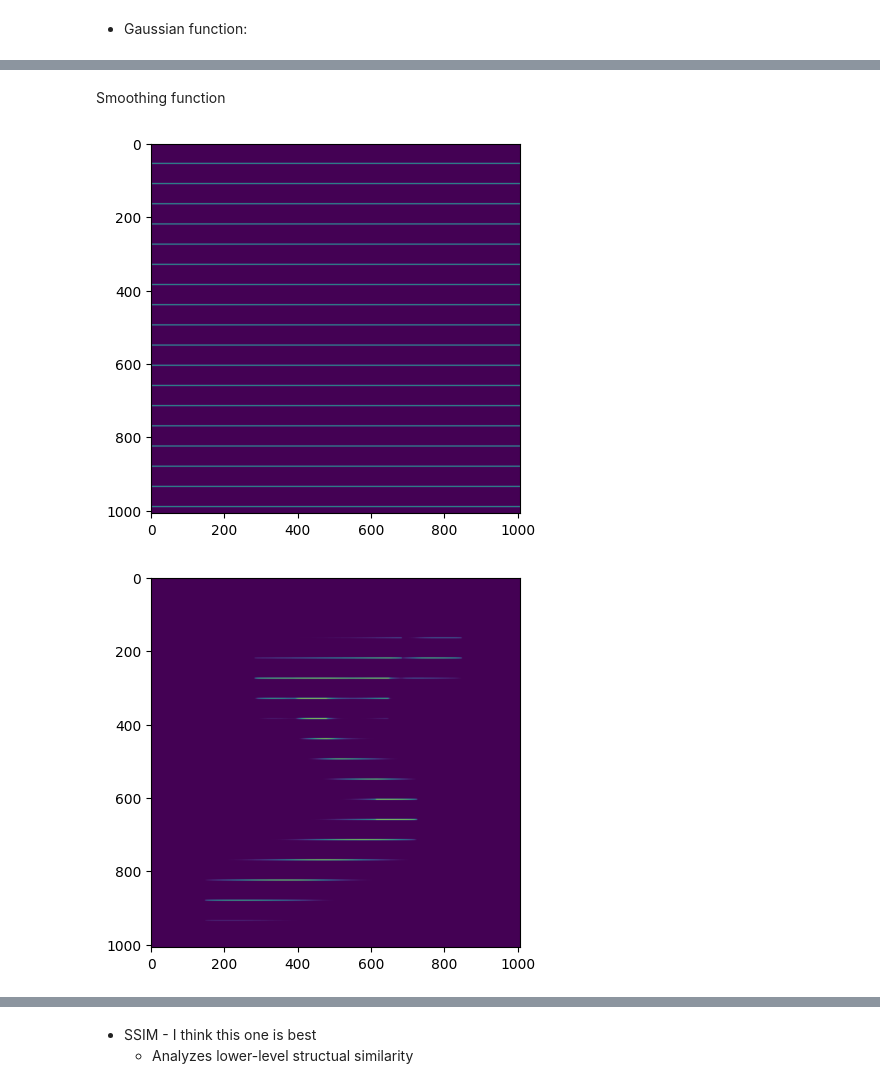
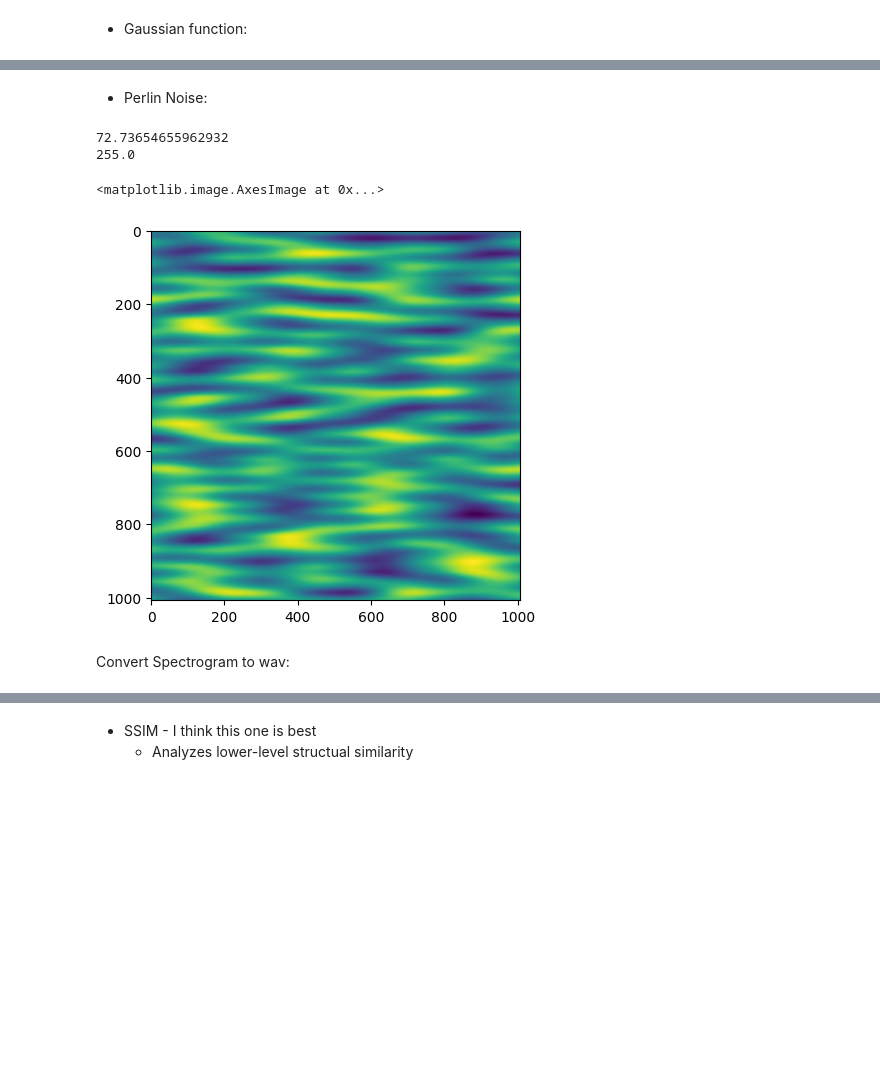
Before and after one commit to takakhoo/UNet-MNIST-to-Spectrogram, a Jupyter notebook: 1.ipynb, the cells around one changed output, grey strips where cells are left out. Cells and saved outputs as stored; diff of their text form; code cells hidden in the pictures; blank space fills up the shorter version.

```diff
--- a/1.ipynb
+++ b/1.ipynb
@@ -246,2 +180,0 @@ plt.show()
-# %% [markdown]
-Smoothing function
@@ -252,23 +181,35 @@ def smooth(image, sigma):
-# %%
-smooth_ = 0
-
-#for 4
-smoothed = smooth(secondgaussian1, smooth_)
-#Normalize
-smoothed = (smoothed  - smoothed.min()) / (smoothed.max() - smoothed.min()) * 255
-plt.imshow(smoothed)
-plt.show()
-im = Image.fromarray(smoothed).convert('RGB')
-im.save("thenumber4-upscaled-blurred-harmonics-smeared-smoothed.png")
-
-#for 5
-smoothed = smooth(secondgaussian2, smooth_)
-#Normalize
-smoothed = (smoothed  - smoothed.min()) / (smoothed.max() - smoothed.min()) * 255
-plt.imshow(smoothed)
-plt.show()
-im = Image.fromarray(smoothed).convert('RGB')
-im.save("thenumber5-upscaled-blurred-harmonics-smeared-smoothed.png")
-# %% [output]
-[figure, removed]
-[figure, removed]
+# %% [markdown]
+* Perlin Noise:
+# %%
+import matplotlib.pyplot as plt
+import numpy as np
+from perlin_numpy import (
+    generate_perlin_noise_2d, generate_fractal_noise_2d
+)
+
+np.random.seed(0)
+def perlin_2d(input, noisex, noisey):
+    noise = generate_perlin_noise_2d(input.shape, (noisey, noisex))
+
+    offset = np.full((1008, 1008), 1.5).astype(np.float64)
+
+    noise = noise + offset
+
+    noise = noise / noise.max()
+
+    input = input * noise
+
+    return input
+
+test = np.full((1008, 1008), 255).astype(np.float64)
+test = perlin_2d(test, 4, 24)
+print(test.min())
+print(test.max())
+plt.imshow(test)
+# %% [output]
+72.73654655962932
+255.0
+<matplotlib.image.AxesImage at 0x...>
+[figure, added]
+# %% [markdown]
+Convert Spectrogram to wav:
```
Also changed, not shown: parts of 22 cells of this notebook.
